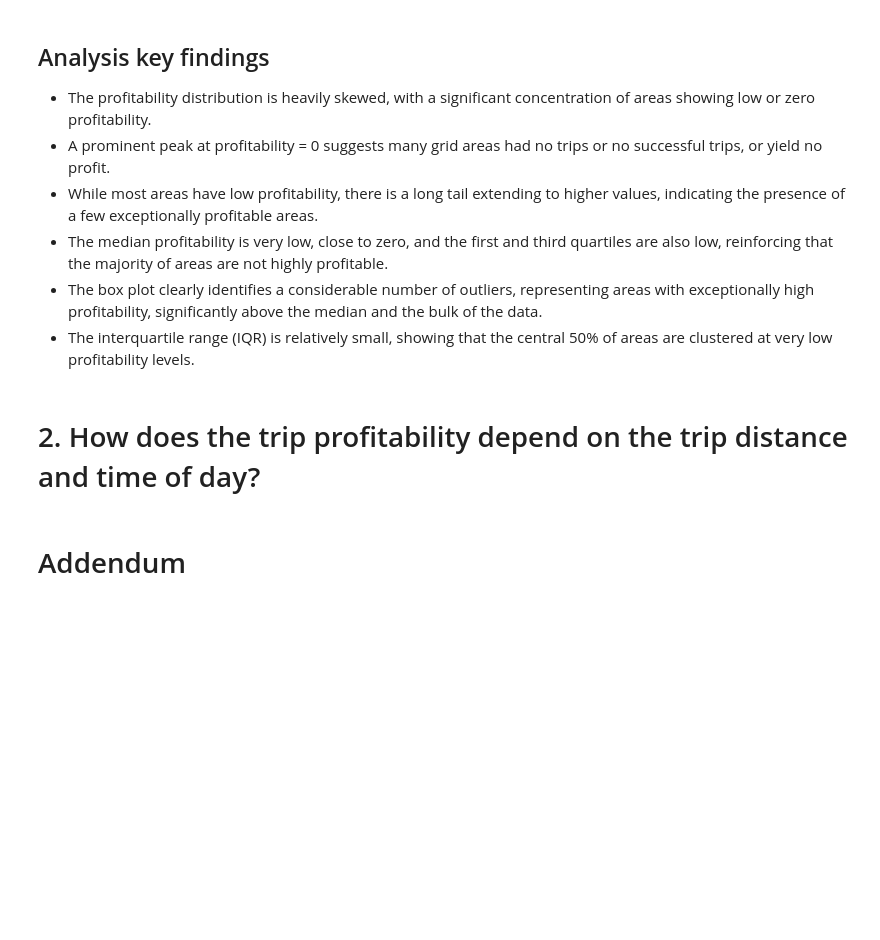
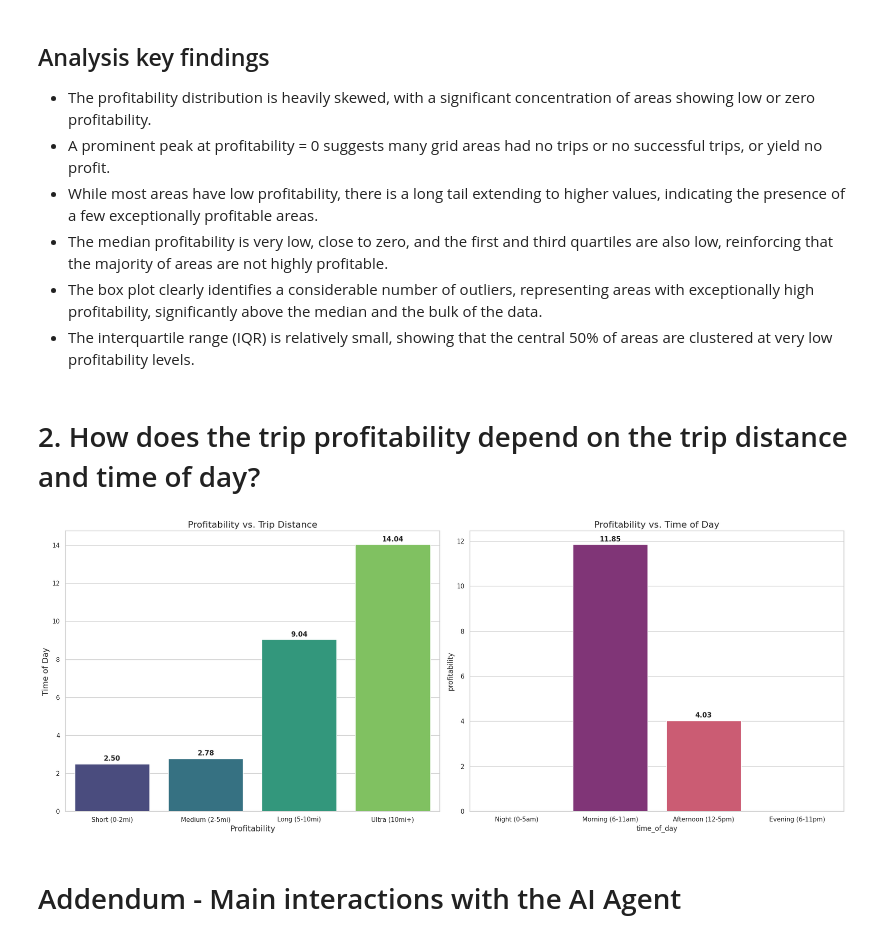
Before and after one commit to aavarela/SPBD_Labs, a Jupyter notebook: projeto2/project.ipynb, the cells around one changed output. Drawn from its saved outputs; the diff is of its cells as text; code cells hidden in the pictures; blank space fills up the shorter version.

```diff
--- a/projeto2/project.ipynb
+++ b/projeto2/project.ipynb
@@ -411,6 +477,17 @@ plt.show()
 import matplotlib.pyplot as plt
 import pandas as pd
 import seaborn as sns
+
+# Define distance bins
+dist_bins = [0, 2, 5, 10, 100]
+dist_labels = ['Short (0-2mi)', 'Medium (2-5mi)', 'Long (5-10mi)', 'Ultra (10mi+)']
+
+# We use .loc to ensure we modify the dataframe correctly
+area_profitability_df.loc[:, 'distance_bin'] = pd.cut(
+    area_profitability_df['average_trip_distance'],
+    bins=dist_bins,
+    labels=dist_labels
+)
 
 # Setup the dashboard Layout
 fig, (ax1, ax2) = plt.subplots(1, 2, figsize=(20, 8))
@@ -428,37 +505,43 @@ sns.barplot(
     legend=False,
     ax=ax1
 )
-ax1.set_title('Profitability vs. Trip Distance', fontsize=15, fontweight='bold')
+ax1.set_title('Profitability vs. Trip Distance', fontsize=16)
+ax1.set_xlabel('Profitability', fontsize=14)
+ax1.set_ylabel('Trip distance', fontsize=14)
 
 # Add labels (values on top of bars)
 for p in ax1.patches:
     if p.get_height() > 0:
         ax1.annotate(f'{p.get_height():.2f}', (p.get_x() + p.get_width() / 2., p.get_height()),
                      ha='center', va='center', xytext=(0, 9), textcoords='offset points', fontweight='bold')
 
 # --- PLOT 2: Profitability vs time of day ---
 time_order = ["Night (0-5am)", "Morning (6-11am)", "Afternoon (12-5pm)", "Evening (6-11pm)"]
 time_stats = area_profitability_df.groupby('time_of_day', observed=False)['profitability'].mean().reindex(time_order).reset_index()
 
 sns.barplot(
     data=time_stats,
     x='time_of_day',
     y='profitability',
     hue='time_of_day',
     palette='magma',
     hue_order=time_order,
     legend=False,
     ax=ax2
 )
-ax2.set_title('Profitability vs. Time of Day', fontsize=15, fontweight='bold')
+ax2.set_title('Profitability vs. Time of Day', fontsize=16)
+ax1.set_xlabel('Profitability', fontsize=14)
+ax1.set_ylabel('Time of Day', fontsize=14)
 
 # Add labels (values on top of bars)
 for p in ax2.patches:
     if p.get_height() > 0:
         ax2.annotate(f'{p.get_height():.2f}', (p.get_x() + p.get_width() / 2., p.get_height()),
-                      ha='center', va='center', xytext=(0, 9), textcoords='offset points', fontweight='bold')
+                     ha='center', va='center', xytext=(0, 9), textcoords='offset points', fontweight='bold')
 
 plt.tight_layout()
 plt.show()
+# %% [output]
+[figure, added]
-# %% [markdown]
-# Addendum
+# %% [markdown]
+# Addendum - Main interactions with the AI Agent
```
Also changed, not shown: parts of 14 cells of this notebook.
